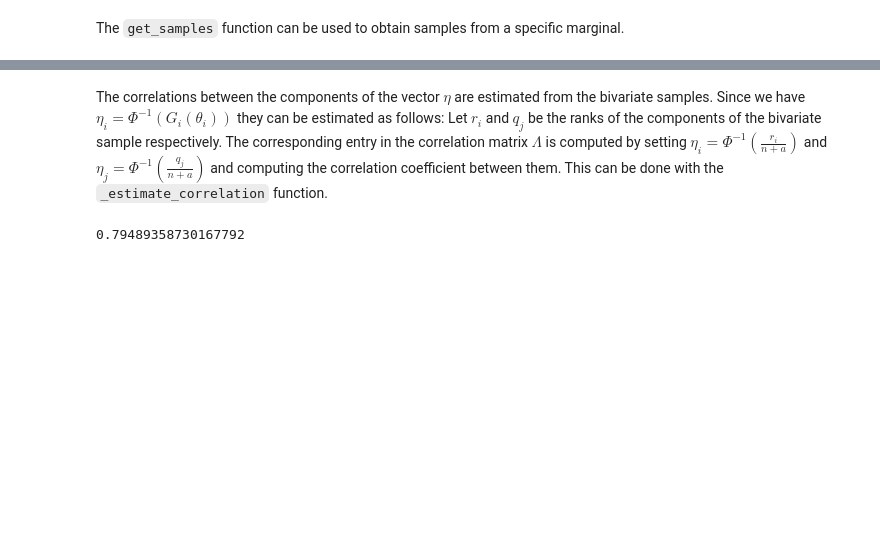
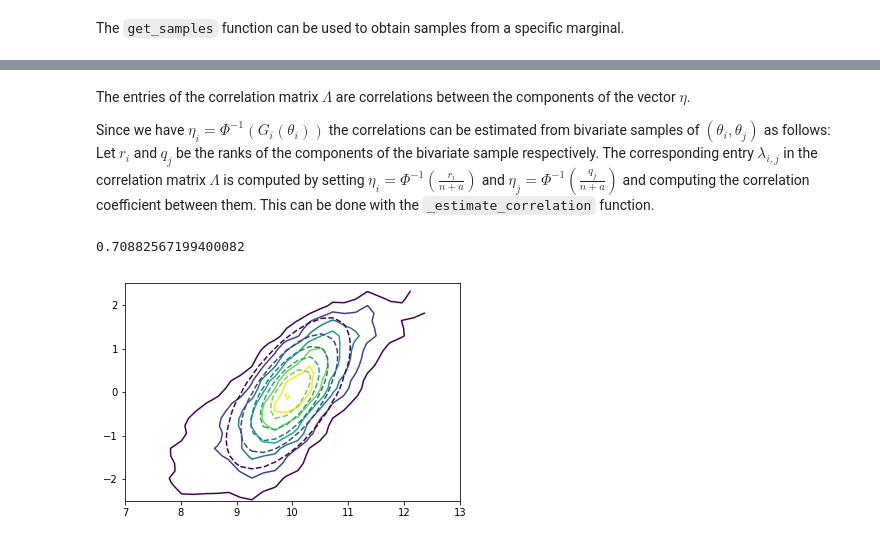
Before and after one commit to kskyten/elfi-notebooks, a Jupyter notebook: gaussian_copula.ipynb, the cells around one changed output, grey strips where cells are left out. Drawn from its saved outputs; the diff is of its cells as text; code cells hidden in the pictures; blank space fills up the shorter version.

Commit message:
Use the summary node instead

```diff
--- a/gaussian_copula.ipynb
+++ b/gaussian_copula.ipynb
@@ -113,7 +113,13 @@ elfi.draw(mcopy)
 # %% [markdown]
 Finally we must specify which ABC method to use for each of the submodels. The `make_samplers` function will construct a dictionary of sampling algorithms for each of the marginal distributions.
 # %%
-samplers = cop.make_samplers(distance_nodes, elfi.Rejection, batch_size=100); samplers
+def Rejection(**kwargs):
+    def wrapper(dist):
+        return elfi.Rejection(dist, **kwargs)
+
+    return wrapper
+
+samplers = cop.make_samplers(distance_nodes, Rejection(batch_size=100)); samplers
 # %% [output]
 {0: <elfi.methods.parameter_inference.Rejection at 0x...>,
  1: <elfi.methods.parameter_inference.Rejection at 0x...>,
@@ -130,9 +148,13 @@ sample01 = cop.get_samples(inx=(0, 1), samplers=samplers, n_samples=10, paramete
 # %% [markdown]
-The correlations between the components of the vector $\eta$ are estimated from the bivariate samples. Since we have $\eta_i = \Phi^{-1}(G_i(\theta_i))$ they can be estimated as follows: Let $r_i$ and $q_j$ be the ranks of the components of the bivariate sample respectively. The corresponding entry in the correlation matrix $\Lambda$ is computed by setting $\eta_i = \Phi^{-1}(\frac{r_i}{n + a})$ and $\eta_j = \Phi^{-1}(\frac{q_j}{n + a})$ and computing the correlation coefficient between them. This can be done with the `_estimate_correlation` function.
+The entries of the correlation matrix $\Lambda$ are correlations between the components of the vector $\eta$.
+
+[//]: # (The correlations between the components of the vector $\eta$ are estimated from the bivariate samples.)
+
+Since we have $\eta_i = \Phi^{-1}(G_i(\theta_i))$ the correlations can be estimated from bivariate samples of $(\theta_i, \theta_j)$ as follows: Let $r_i$ and $q_j$ be the ranks of the components of the bivariate sample respectively. The corresponding entry $\lambda_{i,j}$ in the correlation matrix $\Lambda$ is computed by setting $\eta_i = \Phi^{-1}(\frac{r_i}{n + a})$ and $\eta_j = \Phi^{-1}(\frac{q_j}{n + a})$ and computing the correlation coefficient between them. This can be done with the `_estimate_correlation` function.
 # %%
-cop._estimate_correlation((0, 1), samplers=samplers, n_samples=100, quantile=0.01)
+cop.estimate_correlation(marginal=(0, 1), samplers=samplers, parameter='mu', n_samples=100, quantile=0.01)
 # %% [output]
-0.79489358730167792
+0.70882567199400082
 # %%
 def prior(x, dim=p):
     diag = np.ones(len(x))
@@ -160,25 +182,28 @@ def posterior_pdf(x, y=None, dim=p):
 informative_indices = {i: set([i]) for i in range(p)}
 informative_indices[1] = {0, 1}
 # %%
-posterior = cop.estimate(informative_indices, simulator=simulator,
-                         samplerkwargs={'batch_size': 100},
+posterior = cop.estimate(informative_indices, summary=m['summary'],
+                         parameter='mu',
+                         sampler_factory=Rejection(batch_size=1000),
                          n_samples=100, quantile=0.01)
 # %%
 from elfi.visualization.visualization import compare, overlay
 from elfi.utils import tabulate
 
 
 def marginal(x, dim=p):
     """The posterior evaluated at [x1, x2, 0, 0, ..., 0]"""
     arr = np.zeros(dim)
     arr[:2] = x
     return posterior.pdf(arr)
 
 
-t1 = np.linspace(7, 14, 30)
+t1 = np.linspace(7, 13, 30)
 t2 = np.linspace(-2.5, 2.5, 30)
 
 overlay({marginal: {}, posterior_pdf: {'linestyles': 'dashed'}}, t1, t2)
+# %% [output]
+[figure, added]
 # %%
 p = 30
 
```
Also changed, not shown: parts of 5 cells of this notebook.
